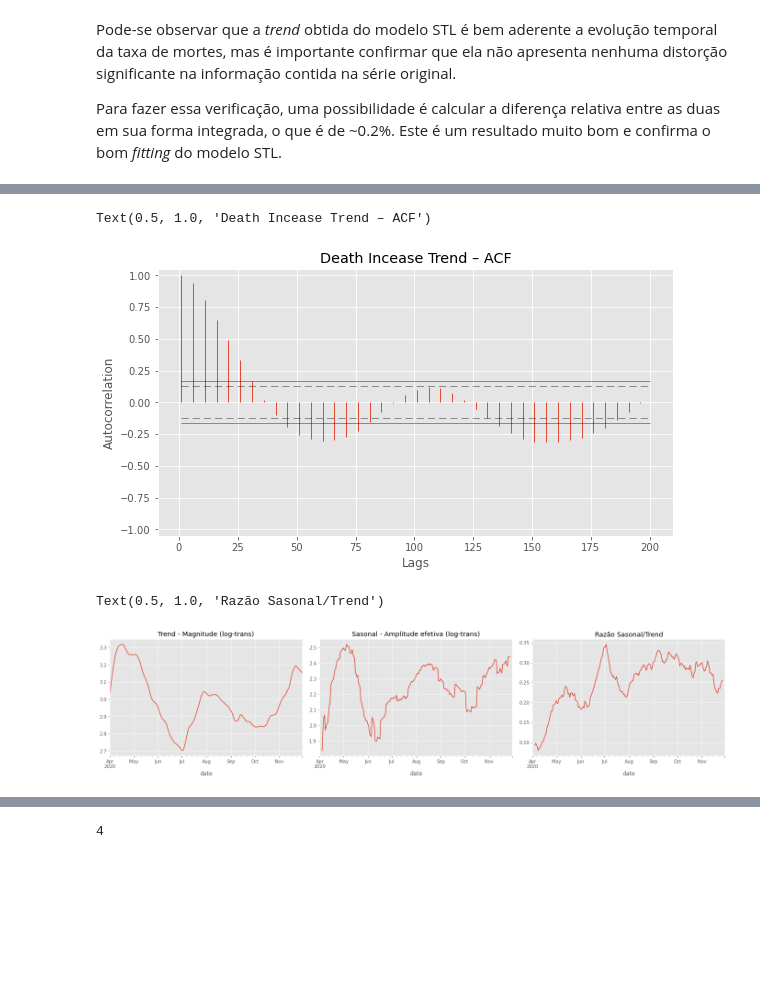
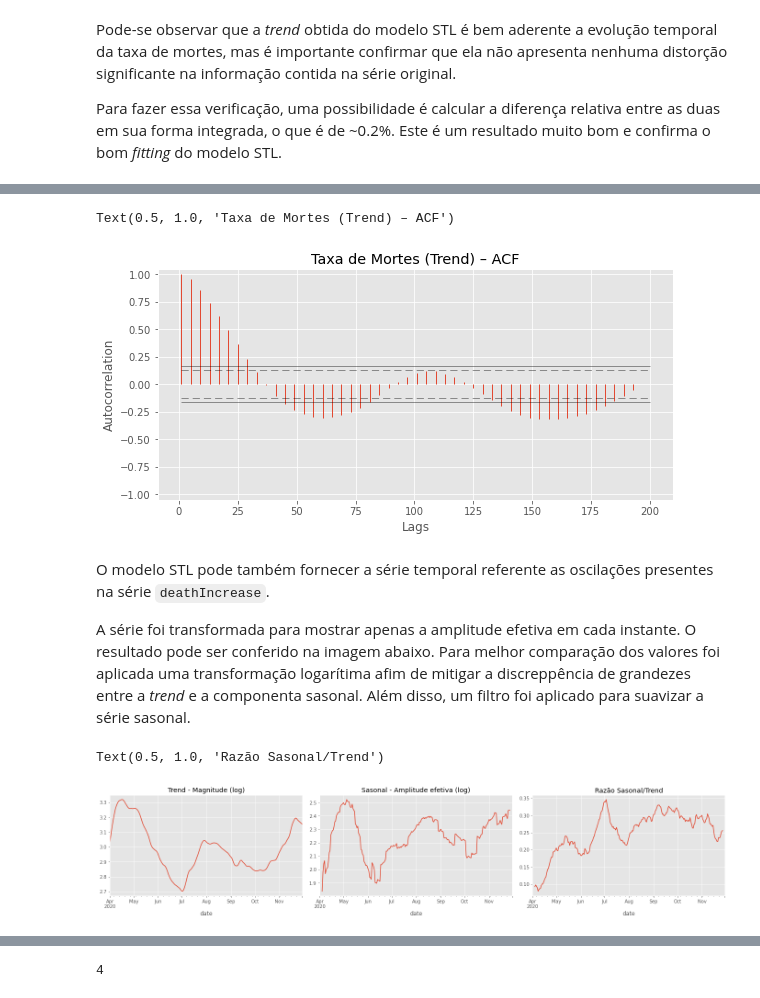
Before and after one commit to C0nrado/covid_prediction, a Jupyter notebook: 01_exploracao_inicial.ipynb, the cells around one changed output, grey strips where cells are left out. Cells and saved outputs as stored; diff of their text form; code cells hidden in the pictures; blank space fills up the shorter version.

```diff
--- a/01_exploracao_inicial.ipynb
+++ b/01_exploracao_inicial.ipynb
@@ -61,10 +67,10 @@ def get_seasonal_component(series, period, **kwargs):
 # %%
 def plot_grid(nrows=1, ncols=1):
     width = ncols * 5.5 + 2.5
-    height = nrows * 4.5 + (nrows - 1) * 1
+    height = nrows * 4 - (nrows - 1) * .3
     return plt.subplots(nrows, ncols, figsize=(width, height), constrained_layout=True)
 
-def plot_autocorrelation(series, nlags=100, ax=None, **fig_kwargs):
+def plot_autocorrelation(series, nlags=100, step=1, ax=None, **fig_kwargs):
     if ax is None:
         fig, ax = plt.subplots(**fig_kwargs)
     else:
@@ -72,7 +78,7 @@ def plot_autocorrelation(series, nlags=100, ax=None, **fig_kwargs):
 
     xs = range(1,nlags+1)
     ys = tsa.acf(series, nlags=nlags-1)
-    plt.vlines(xs[::5], 0, ys[::5], color='C0', lw=1)
+    plt.vlines(xs[::step], 0, ys[::step], color='C0', lw=1)
     plt.hlines(norm.ppf(.975) / len(series)**.5, xs[0], xs[-1], ls=(0,(9,5)), color='k', lw=.8, alpha=.5)
     plt.hlines(norm.ppf(.995)  / len(series)**.5, xs[0], xs[-1], color='k', lw=.8, alpha=.5)
     plt.hlines(-norm.ppf(.975) / len(series)**.5, xs[0], xs[-1], ls=(0,(9,5)), color='k', lw=.8, alpha=.5)
@@ -301,19 +294,23 @@ Diferença relativa é de 0.23%.
 # %%
 fig, ax = plot_grid()
-plot_autocorrelation(stl_deaths.trend, nlags=200, ax=ax)
-plt.title('Death Incease Trend – ACF')
+plot_autocorrelation(stl_deaths.trend, nlags=200, step=4, ax=ax)
+plt.title('Taxa de Mortes (Trend) – ACF')
 # %% [output]
-Text(0.5, 1.0, 'Death Incease Trend – ACF')
+Text(0.5, 1.0, 'Taxa de Mortes (Trend) – ACF')
-[figure, old version]
+[figure, new version]
+# %% [markdown]
+O modelo STL pode também fornecer a série temporal referente as oscilações presentes na série `deathIncrease`.
+
+A série foi transformada para mostrar apenas a amplitude efetiva em cada instante. O resultado pode ser conferido na imagem abaixo. Para melhor comparação dos valores foi aplicada uma transformação logarítima afim de mitigar a discreppência de grandezes entre a *trend* e a componenta sasonal. Além disso, um filtro foi aplicado para suavizar a série sasonal.
 # %%
 fig, (ax1, ax2, ax3) = plot_grid(1, 3)
 stl_deaths.trend.apply(np.log10).plot(ax=ax1)
 stl_deaths.seasonal.apply(np.square).apply(np.sqrt).apply(np.log10).rolling(7, center=True).mean().plot(ax=ax2)
 (stl_deaths.seasonal.apply(np.square).apply(np.sqrt).rolling(7, center=True).mean() / stl_deaths.trend).plot(ax=ax3)
 
-ax1.set_title('Trend - Magnitude (log-trans)')
-ax2.set_title('Sasonal - Amplitude efetiva (log-trans)')
+ax1.set_title('Trend - Magnitude (log)')
+ax2.set_title('Sasonal - Amplitude efetiva (log)')
 ax3.set_title('Razão Sasonal/Trend')
 # %% [output]
 Text(0.5, 1.0, 'Razão Sasonal/Trend')
-[figure, old version]
+[figure, new version]
```
Also changed, not shown: parts of 30 cells of this notebook.
